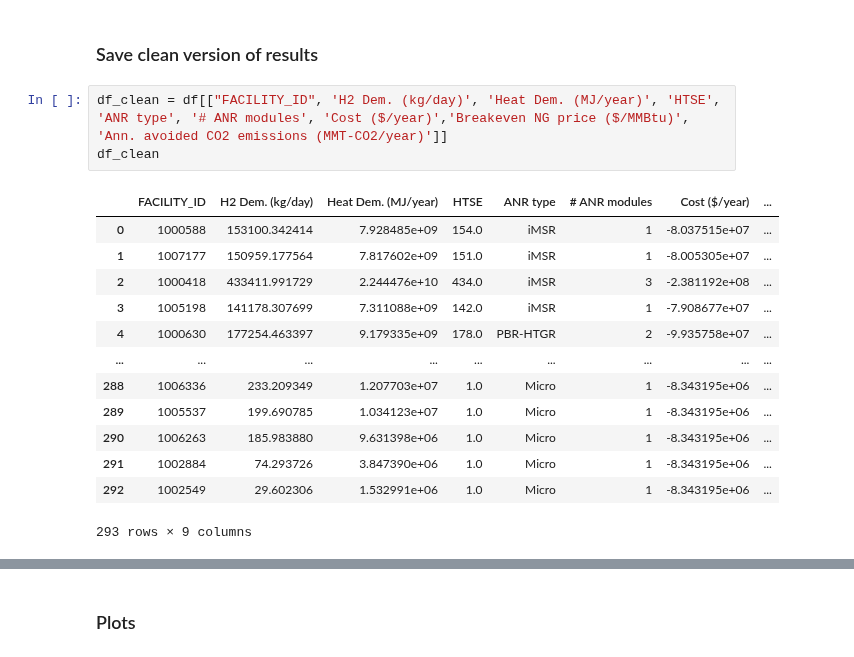
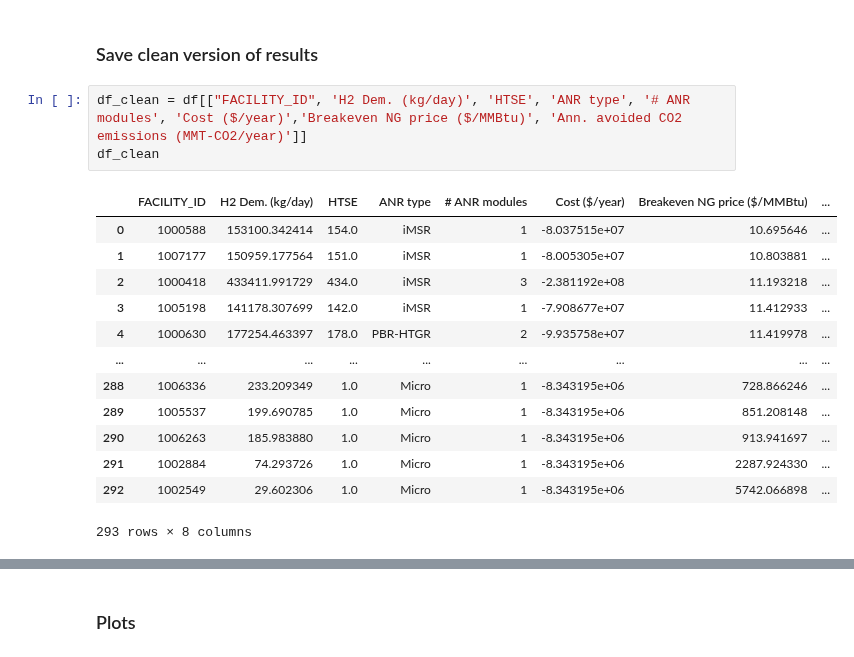
Before and after one commit to mgarrouste/SMR_deployment, a Jupyter notebook: code/pp_heat_process.ipynb, the cells around one changed output, grey strips where cells are left out. Saved outputs shown, nothing was run; the diff lists cells and outputs as text.

```diff
--- a/code/pp_heat_process.ipynb
+++ b/code/pp_heat_process.ipynb
@@ -102,22 +102,22 @@ df
 # %% [markdown]
 ### Save clean version of results
 # %%
-df_clean = df[["FACILITY_ID", 'H2 Dem. (kg/day)', 'Heat Dem. (MJ/year)', 'HTSE', 'ANR type', '# ANR modules', 'Cost ($/year)','Breakeven NG price ($/MMBtu)', 'Ann. avoided CO2 emissions (MMT-CO2/year)']]
+df_clean = df[["FACILITY_ID", 'H2 Dem. (kg/day)', 'HTSE', 'ANR type', '# ANR modules', 'Cost ($/year)','Breakeven NG price ($/MMBtu)', 'Ann. avoided CO2 emissions (MMT-CO2/year)']]
 df_clean
 # %% [output]
-|  | FACILITY_ID | H2 Dem. (kg/day) | Heat Dem. (MJ/year) | HTSE | ANR type | # ANR modules | Cost ($/year) | ... |
-| 0 | 1000588 | 153100.342414 | 7.928485e+09 | 154.0 | iMSR | 1 | -8.037515e+07 | ... |
-| 1 | 1007177 | 150959.177564 | 7.817602e+09 | 151.0 | iMSR | 1 | -8.005305e+07 | ... |
-| 2 | 1000418 | 433411.991729 | 2.244476e+10 | 434.0 | iMSR | 3 | -2.381192e+08 | ... |
-| 3 | 1005198 | 141178.307699 | 7.311088e+09 | 142.0 | iMSR | 1 | -7.908677e+07 | ... |
-| 4 | 1000630 | 177254.463397 | 9.179335e+09 | 178.0 | PBR-HTGR | 2 | -9.935758e+07 | ... |
+|  | FACILITY_ID | H2 Dem. (kg/day) | HTSE | ANR type | # ANR modules | Cost ($/year) | Breakeven NG price ($/MMBtu) | ... |
+| 0 | 1000588 | 153100.342414 | 154.0 | iMSR | 1 | -8.037515e+07 | 10.695646 | ... |
+| 1 | 1007177 | 150959.177564 | 151.0 | iMSR | 1 | -8.005305e+07 | 10.803881 | ... |
+| 2 | 1000418 | 433411.991729 | 434.0 | iMSR | 3 | -2.381192e+08 | 11.193218 | ... |
+| 3 | 1005198 | 141178.307699 | 142.0 | iMSR | 1 | -7.908677e+07 | 11.412933 | ... |
+| 4 | 1000630 | 177254.463397 | 178.0 | PBR-HTGR | 2 | -9.935758e+07 | 11.419978 | ... |
 | ... | ... | ... | ... | ... | ... | ... | ... | ... |
-| 288 | 1006336 | 233.209349 | 1.207703e+07 | 1.0 | Micro | 1 | -8.343195e+06 | ... |
-| 289 | 1005537 | 199.690785 | 1.034123e+07 | 1.0 | Micro | 1 | -8.343195e+06 | ... |
-| 290 | 1006263 | 185.983880 | 9.631398e+06 | 1.0 | Micro | 1 | -8.343195e+06 | ... |
-| 291 | 1002884 | 74.293726 | 3.847390e+06 | 1.0 | Micro | 1 | -8.343195e+06 | ... |
-| 292 | 1002549 | 29.602306 | 1.532991e+06 | 1.0 | Micro | 1 | -8.343195e+06 | ... |
+| 288 | 1006336 | 233.209349 | 1.0 | Micro | 1 | -8.343195e+06 | 728.866246 | ... |
+| 289 | 1005537 | 199.690785 | 1.0 | Micro | 1 | -8.343195e+06 | 851.208148 | ... |
+| 290 | 1006263 | 185.983880 | 1.0 | Micro | 1 | -8.343195e+06 | 913.941697 | ... |
+| 291 | 1002884 | 74.293726 | 1.0 | Micro | 1 | -8.343195e+06 | 2287.924330 | ... |
+| 292 | 1002549 | 29.602306 | 1.0 | Micro | 1 | -8.343195e+06 | 5742.066898 | ... |
-293 rows × 9 columns
+293 rows × 8 columns
 # %%
 df_clean['HTSE'] = df_clean['HTSE'].apply(lambda x: int(x))
 df_clean['H2 Dem. (kg/day)'] = df_clean['H2 Dem. (kg/day)'].apply(lambda x:np.round(x/1e3,1))
```
Also changed, not shown: parts of 1 cell of this notebook, 1 other file.
